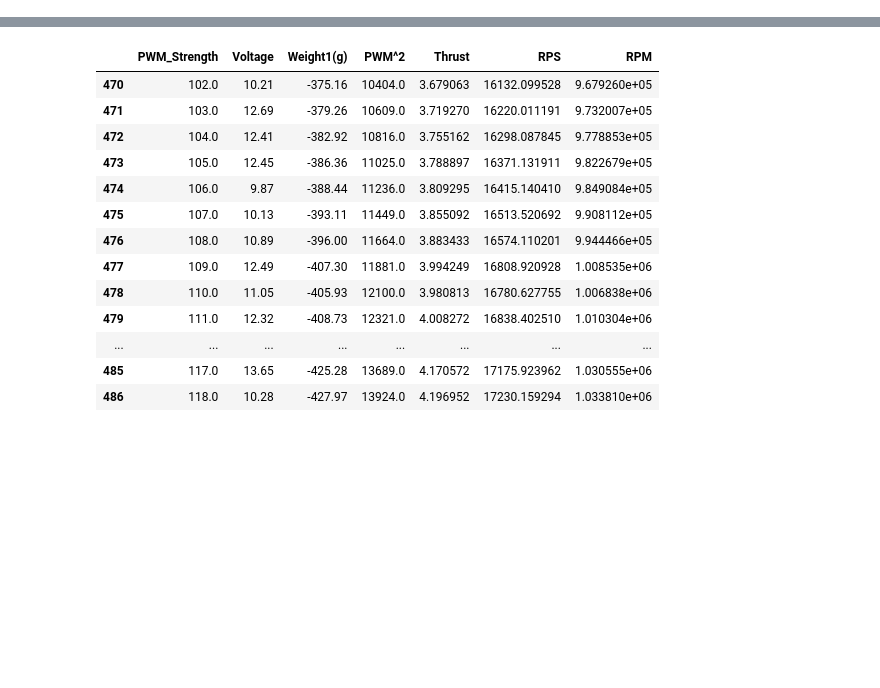
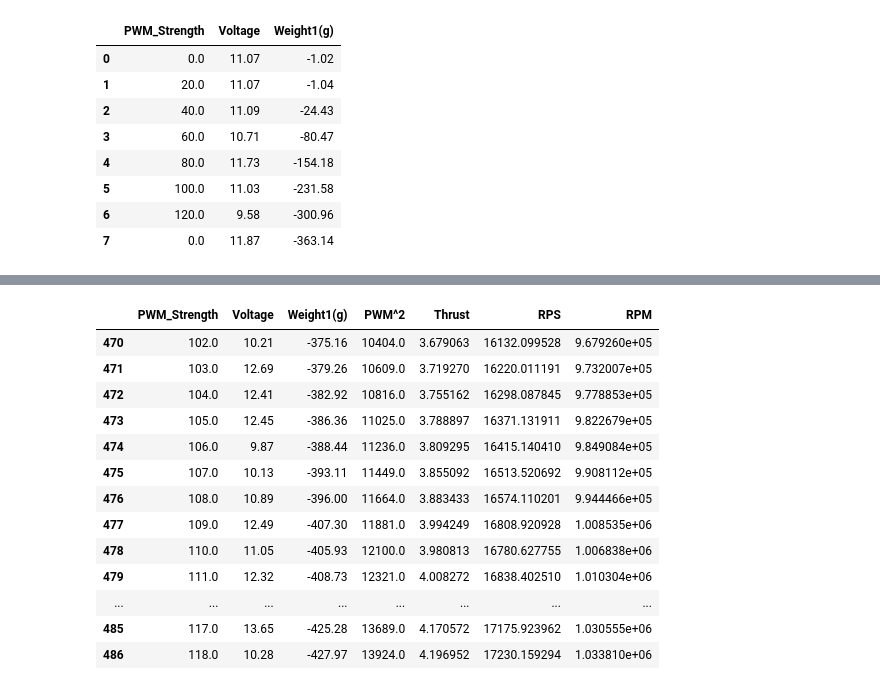
Before and after one commit to carl0801/Tricopter, a Jupyter notebook: motor_data.ipynb, the cells around one changed output, grey strips where cells are left out. Cells and saved outputs as stored; diff of their text form; code cells hidden in the pictures; blank space fills up the shorter version.

```diff
--- a/motor_data.ipynb
+++ b/motor_data.ipynb
@@ -44,0 +28,12 @@ def thrust_model(pwm_signal, battery_voltage):
+# %%
+m3_11v.head(10)
+# %% [output]
+|  | PWM_Strength | Voltage | Weight1(g) |
+| 0 | 0.0 | 11.07 | -1.02 |
+| 1 | 20.0 | 11.07 | -1.04 |
+| 2 | 40.0 | 11.09 | -24.43 |
+| 3 | 60.0 | 10.71 | -80.47 |
+| 4 | 80.0 | 11.73 | -154.18 |
+| 5 | 100.0 | 11.03 | -231.58 |
+| 6 | 120.0 | 9.58 | -300.96 |
+| 7 | 0.0 | 11.87 | -363.14 |
```
Also changed, not shown: parts of 15 cells of this notebook, 21 other files.
